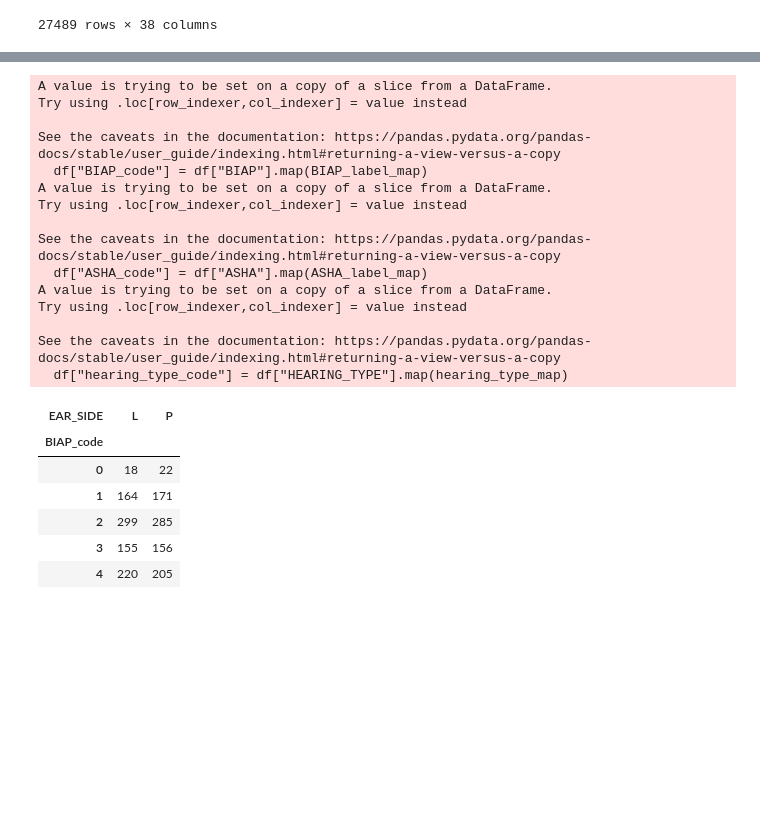
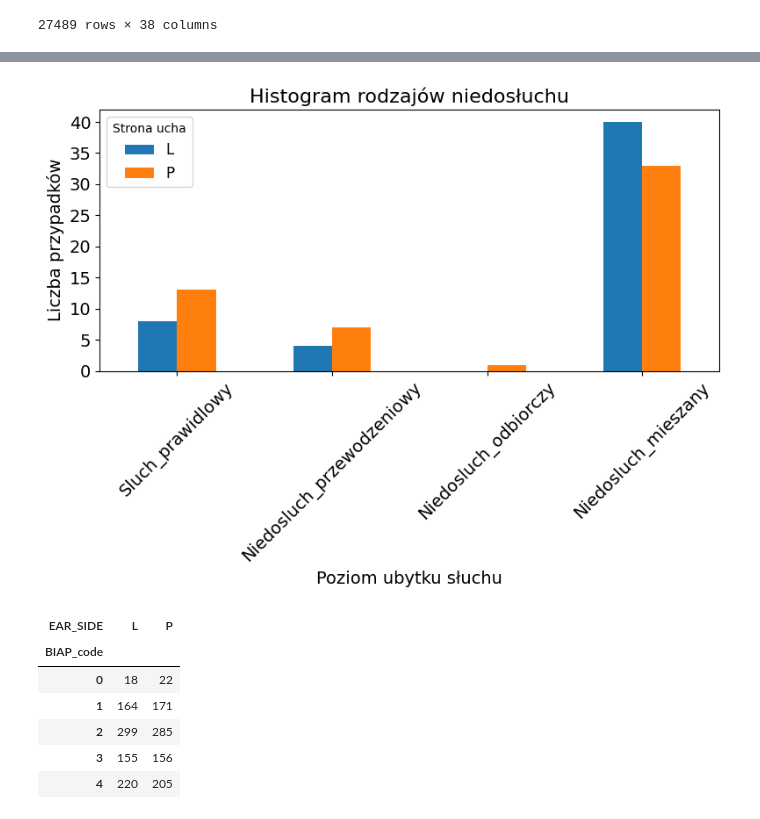
Before and after one commit to maria0026/GeneHearing, a Jupyter notebook: notebooks/data_info.ipynb, the cells around one changed output, grey strips where cells are left out. Drawn from its saved outputs; the diff is of its cells as text; code cells hidden in the pictures; blank space fills up the shorter version.

Commit message:
hearing types

```diff
--- a/notebooks/data_info.ipynb
+++ b/notebooks/data_info.ipynb
@@ -135,7 +135,7 @@ df
 | 27488 | 99012008667 | 26938 | 11686/2010 | 52724 | Natalia | Binkowska | 99012008667 | ... |
 27489 rows × 38 columns
 # %%
-df = pd.read_csv(f"data/calculations/{config['tonaldataname']}.csv", sep=None, engine='python', dtype={'ID_PACJENTA': str}, encoding='cp1252')
+df = pd.read_csv(f"data/calculations/{config['tonaldataname']}.csv", sep=None, engine='python', dtype={'ID_PACJENTA': str}, encoding='utf-8-sig')
 # %%
 df = df[df['IF_FIRST'] == 1]
 df.loc[df['ALLELE1_CNV'].notna() & df['ALLELE_1_HGVS_C'].isna(), 'ALLELE_1_HGVS_C'] = 'GJB6'
@@ -188,22 +172,6 @@ hearing_type_map ={
 df["BIAP_code"] = df["BIAP"].map(BIAP_label_map)
 df["ASHA_code"] = df["ASHA"].map(ASHA_label_map)
 df["hearing_type_code"] = df["HEARING_TYPE"].map(hearing_type_map)
-# %% [output]
-A value is trying to be set on a copy of a slice from a DataFrame.
-Try using .loc[row_indexer,col_indexer] = value instead
-
-See the caveats in the documentation: https://pandas.pydata.org/pandas-docs/stable/user_guide/indexing.html#returning-a-view-versus-a-copy
-  df["BIAP_code"] = df["BIAP"].map(BIAP_label_map)
-A value is trying to be set on a copy of a slice from a DataFrame.
-Try using .loc[row_indexer,col_indexer] = value instead
-
-See the caveats in the documentation: https://pandas.pydata.org/pandas-docs/stable/user_guide/indexing.html#returning-a-view-versus-a-copy
-  df["ASHA_code"] = df["ASHA"].map(ASHA_label_map)
-A value is trying to be set on a copy of a slice from a DataFrame.
-Try using .loc[row_indexer,col_indexer] = value instead
-
-See the caveats in the documentation: https://pandas.pydata.org/pandas-docs/stable/user_guide/indexing.html#returning-a-view-versus-a-copy
-  df["hearing_type_code"] = df["HEARING_TYPE"].map(hearing_type_map)
 # %%
 def plot_hearing_type(df):
     counts = df.groupby(["hearing_type_code", "EAR_SIDE"]).size().unstack(fill_value=0)
@@ -216,6 +184,10 @@ def plot_hearing_type(df):
     plt.legend(title="Strona ucha", fontsize=12)
     plt.tight_layout()
     plt.show()
+# %%
+plot_hearing_type(df)
+# %% [output]
+[figure, added]
 # %%
 def plot_hearing_degree(df, allel1, allel2, map=ASHA_label_map, scale='ASHA'):
     if allel1 is not None:
```
Also changed, not shown: parts of 1 cell of this notebook, 3 other files.
